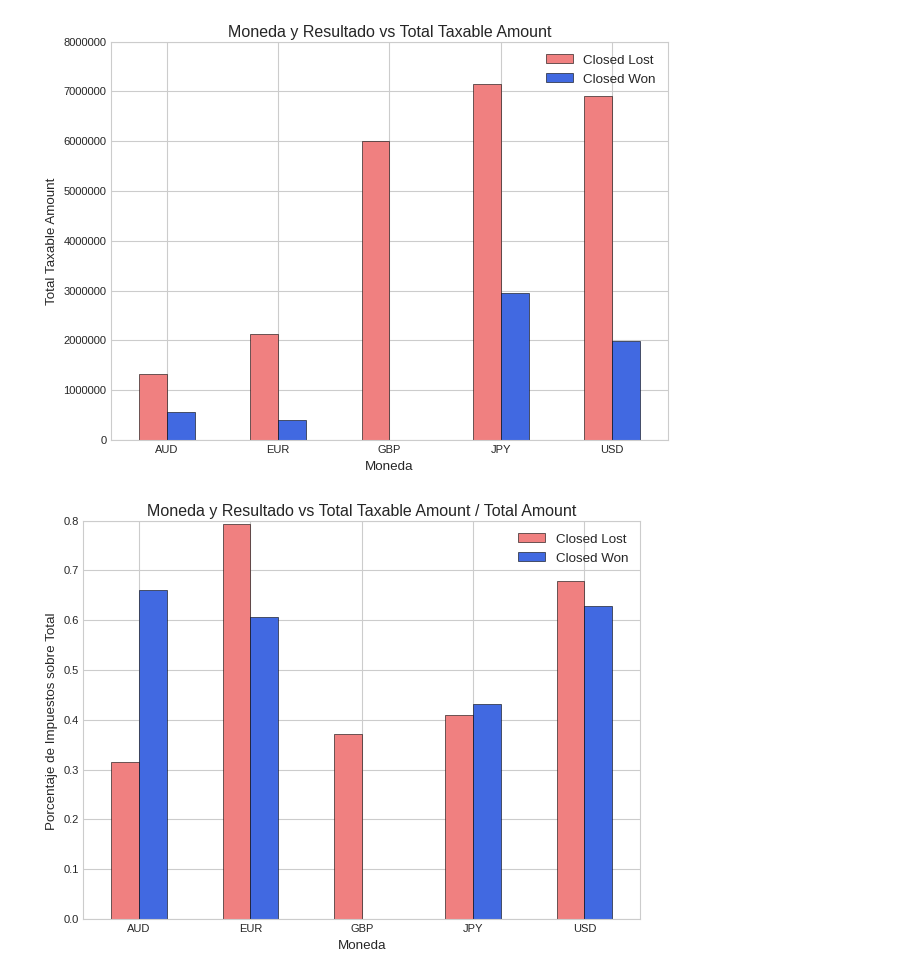
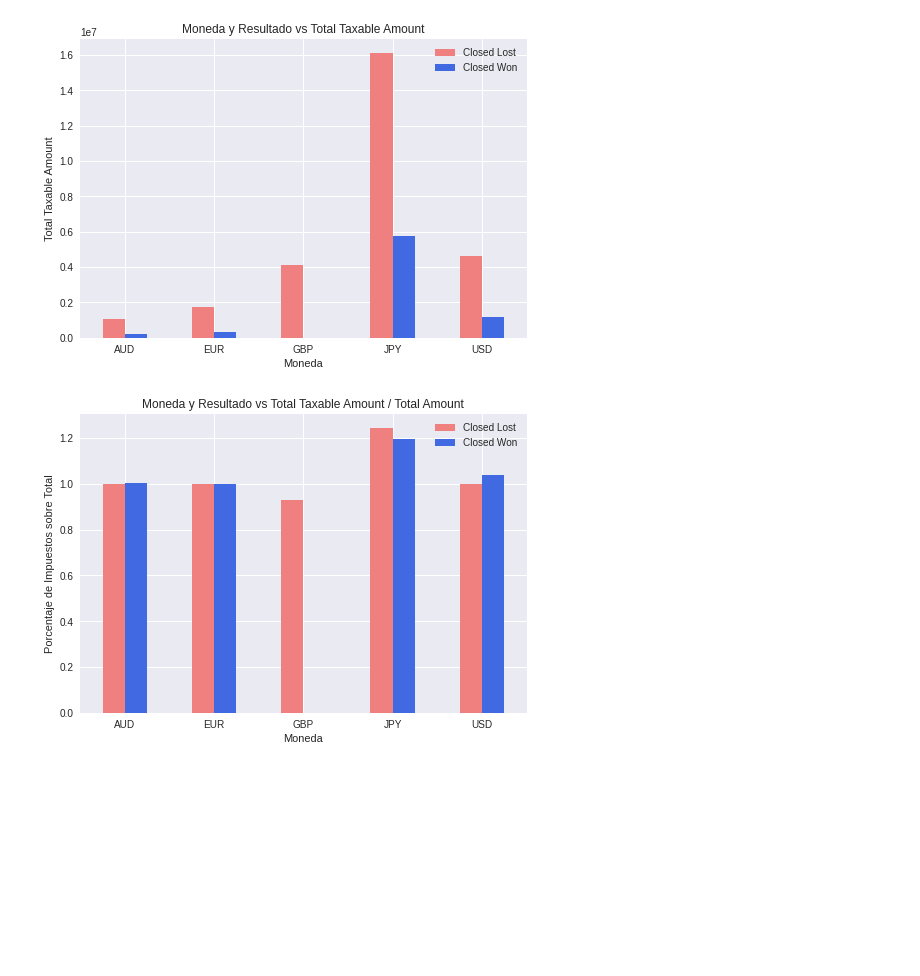
Before and after one commit to gianbelinche/TP1-OrgaDeDatos, a Jupyter notebook: Insights/Total Taxable Amount, Total Amount.ipynb, the cells around one changed output. Saved outputs shown, nothing was run; the diff lists cells and outputs as text; code cells hidden in the pictures; blank space fills up the shorter version.

```diff
--- a/Insights/Total Taxable Amount, Total Amount.ipynb
+++ b/Insights/Total Taxable Amount, Total Amount.ipynb
@@ -12,11 +12,14 @@ from matplotlib import style
 # %%
 datos = datos.loc[(datos["Stage"] == "Closed Won") | (datos["Stage"] == "Closed Lost")]
 # %%
-datos.groupby(["Total_Amount_Currency","Stage"]).agg({"Total_Amount" : "mean"}).unstack().plot(kind="bar",color = ["lightcoral","royalblue"])
+datos["Stage_int"] = (datos["Stage"] == "Closed Won").astype(int)
+datos_agrupados = datos.groupby(["Total_Amount_Currency","Opportunity_Name"]).agg({"Total_Amount" : "sum","Stage_int" : "mean"}).reset_index()
+datos_agrupados.groupby(["Total_Amount_Currency","Stage_int"]).agg({"Total_Amount" : "mean"}).unstack().plot(kind="bar",color = ["lightcoral","royalblue"])
 plt.title("Moneda y Resultado vs Total Amount")
 plt.xlabel("Moneda")
 plt.ylabel("Total Amount")
 plt.xticks(rotation = 0)
 plt.legend(["Closed Lost","Closed Won"])
+style.use("seaborn")
 plt.show()
 # %% [output]
@@ -24,5 +27,7 @@ plt.show()
 # %%
-datos.groupby(["Total_Amount_Currency","Stage"]).agg({"Total_Taxable_Amount" : "mean"}).unstack().plot(kind="bar",color = ["lightcoral","royalblue"])
+datos["Stage_int"] = (datos["Stage"] == "Closed Won").astype(int)
+datos_agrupados = datos.groupby(["Total_Amount_Currency","Opportunity_Name"]).agg({"Total_Taxable_Amount" : "mean","Stage_int" : "mean"}).reset_index()
+datos_agrupados.groupby(["Total_Amount_Currency","Stage_int"]).agg({"Total_Taxable_Amount" : "mean"}).unstack().plot(kind="bar",color = ["lightcoral","royalblue"])
 plt.title("Moneda y Resultado vs Total Taxable Amount")
 plt.xlabel("Moneda")
 plt.ylabel("Total Taxable Amount")
@@ -30,17 +35,19 @@ plt.xticks(rotation = 0)
 plt.legend(["Closed Lost","Closed Won"])
 plt.show()
 # %% [output]
-[figure, old version]
+[figure, new version]
 # %%
-datos = datos.loc[datos["Total_Taxable_Amount"] > 0]
-datos["Porcentaje_Taxes"] = datos["Total_Amount"] / datos["Total_Taxable_Amount"]
-datos.groupby(["Total_Amount_Currency","Stage"]).agg({"Porcentaje_Taxes" : "mean"}).unstack().plot(kind="bar",color = ["lightcoral","royalblue"])
+datos["Stage_int"] = (datos["Stage"] == "Closed Won").astype(int)
+datos_agrupados = datos.groupby(["Total_Amount_Currency","Opportunity_Name"]).agg({"Total_Taxable_Amount" : "mean","Stage_int" : "mean","Total_Amount" : "sum"}).reset_index()
+datos_agrupados = datos_agrupados.loc[datos_agrupados["Total_Taxable_Amount"] > 0]
+datos_agrupados["Porcentaje_Taxes"] = datos_agrupados["Total_Amount"] / datos_agrupados["Total_Taxable_Amount"]
+datos_agrupados.groupby(["Total_Amount_Currency","Stage_int"]).agg({"Porcentaje_Taxes" : "mean"}).unstack().plot(kind="bar",color = ["lightcoral","royalblue"])
 plt.title("Moneda y Resultado vs Total Taxable Amount / Total Amount")
 plt.xlabel("Moneda")
 plt.ylabel("Porcentaje de Impuestos sobre Total")
 plt.xticks(rotation = 0)
 plt.legend(["Closed Lost","Closed Won"])
 style.use("seaborn-deep")
 plt.show()
 # %% [output]
-[figure, old version]
+[figure, new version]
```
Also changed, not shown: parts of 2 cells of this notebook.
